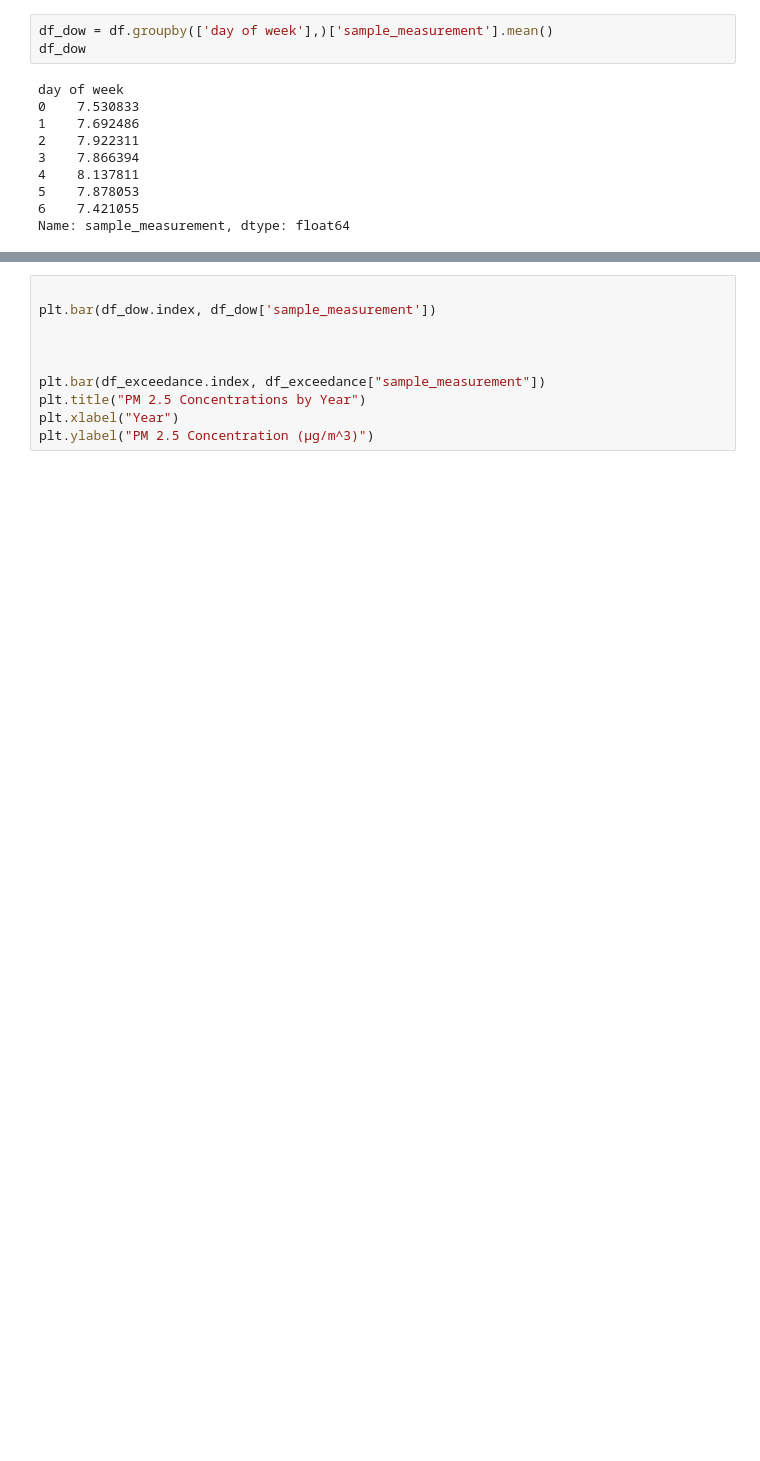
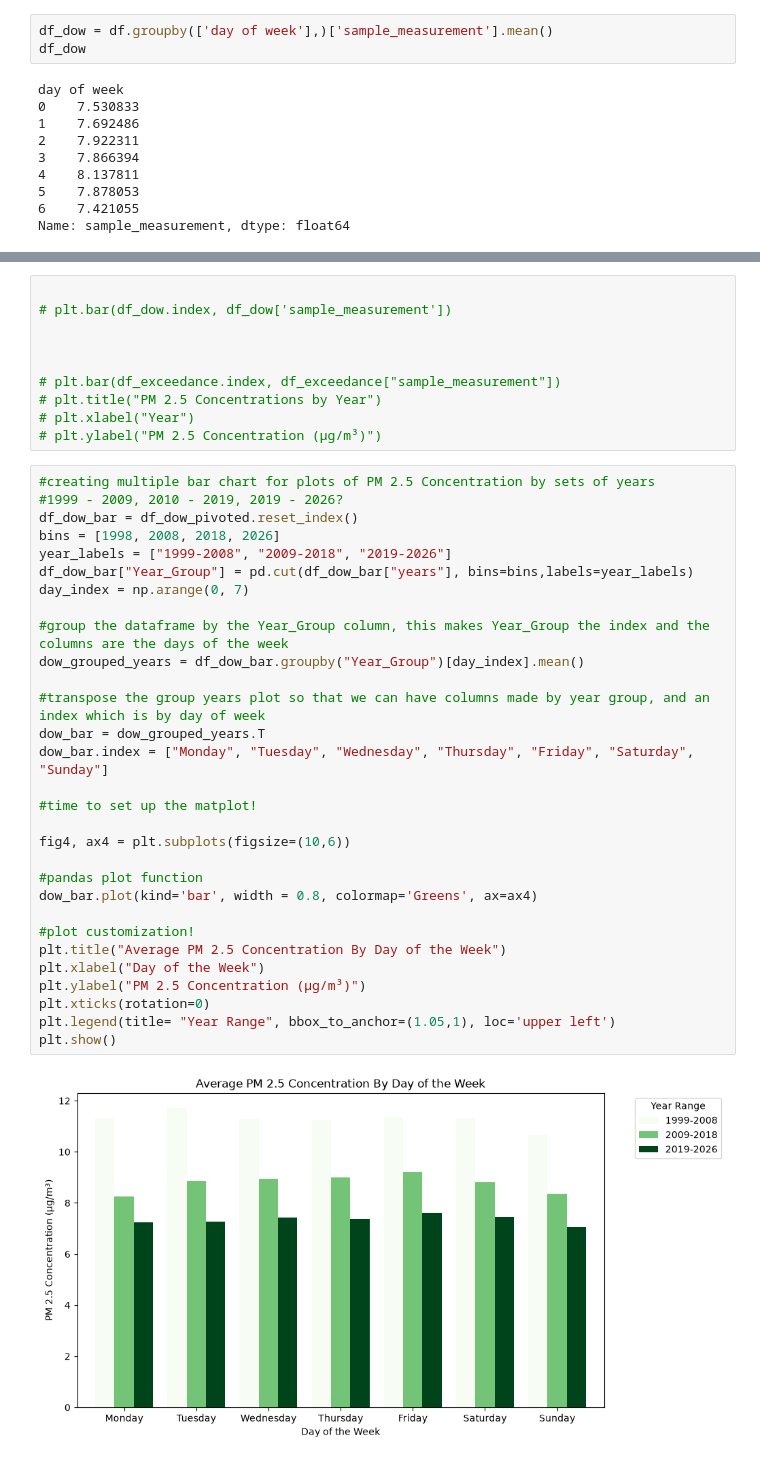
Before and after one commit to sodoo-gadal/UROP-SLC-AQ-, a Jupyter notebook: Salt_Lake_City_AQI/hourly_time_series.ipynb, the cells around one changed output, grey strips where cells are left out. Saved outputs shown, nothing was run; the diff lists cells and outputs as text; blank space fills up the shorter version.

```diff
--- a/Salt_Lake_City_AQI/hourly_time_series.ipynb
+++ b/Salt_Lake_City_AQI/hourly_time_series.ipynb
@@ -130,10 +210,42 @@ plt.bar(df_dow_flat["day of week"], df_dow_flat["sample_measurement"])
 # %%
 
-plt.bar(df_dow.index, df_dow['sample_measurement'])
+# plt.bar(df_dow.index, df_dow['sample_measurement'])
 
 
 
-plt.bar(df_exceedance.index, df_exceedance["sample_measurement"])
-plt.title("PM 2.5 Concentrations by Year")
-plt.xlabel("Year")
-plt.ylabel("PM 2.5 Concentration (µg/m^3)")
+# plt.bar(df_exceedance.index, df_exceedance["sample_measurement"])
+# plt.title("PM 2.5 Concentrations by Year")
+# plt.xlabel("Year")
+# plt.ylabel("PM 2.5 Concentration (µg/m³)")
+# %%
+#creating multiple bar chart for plots of PM 2.5 Concentration by sets of years
+#1999 - 2009, 2010 - 2019, 2019 - 2026?
+df_dow_bar = df_dow_pivoted.reset_index()
+bins = [1998, 2008, 2018, 2026]
+year_labels = ["1999-2008", "2009-2018", "2019-2026"]
+df_dow_bar["Year_Group"] = pd.cut(df_dow_bar["years"], bins=bins,labels=year_labels)
+day_index = np.arange(0, 7)
+
+#group the dataframe by the Year_Group column, this makes Year_Group the index and the columns are the days of the week
+dow_grouped_years = df_dow_bar.groupby("Year_Group")[day_index].mean()
+
+#transpose the group years plot so that we can have columns made by year group, and an index which is by day of week
+dow_bar = dow_grouped_years.T
+dow_bar.index = ["Monday", "Tuesday", "Wednesday", "Thursday", "Friday", "Saturday", "Sunday"]
+
+#time to set up the matplot!
+
+fig4, ax4 = plt.subplots(figsize=(10,6))
+
+#pandas plot function
+dow_bar.plot(kind='bar', width = 0.8, colormap='Greens', ax=ax4)
+
+#plot customization!
+plt.title("Average PM 2.5 Concentration By Day of the Week")
+plt.xlabel("Day of the Week")
+plt.ylabel("PM 2.5 Concentration (µg/m³)")
+plt.xticks(rotation=0)
+plt.legend(title= "Year Range", bbox_to_anchor=(1.05,1), loc='upper left')
+plt.show()
+# %% [output]
+[figure, added]
```
Also changed, not shown: parts of 10 cells of this notebook.
